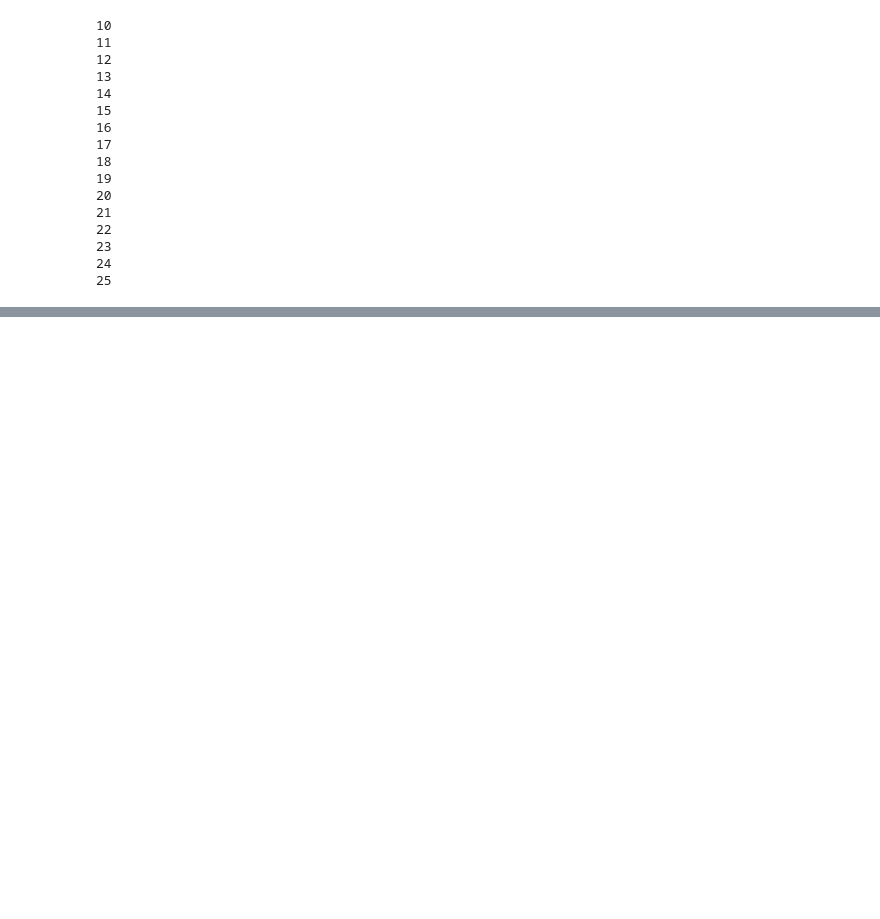
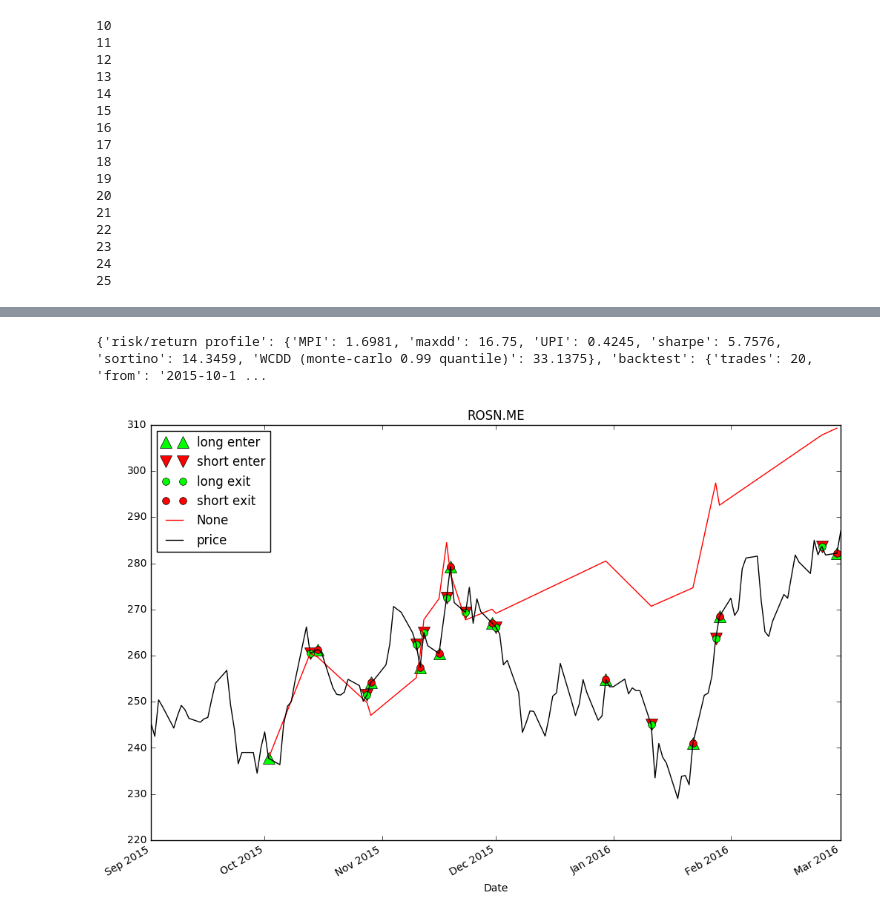
Before and after one commit to evgps/DMD, a Jupyter notebook: DMD_yahoo.ipynb, the cells around one changed output, grey strips where cells are left out. Drawn from its saved outputs; the diff is of its cells as text; code cells hidden in the pictures; blank space fills up the shorter version.

```diff
--- a/DMD_yahoo.ipynb
+++ b/DMD_yahoo.ipynb
@@ -210,8 +214,8 @@ plt.close()
 # Тестовая выборка
 # Все то же самое, что и в тренировочной выборке, толкько с найденными ранее M и l
 r = 10
-M = 18
-l = 4
+M = 21
+l = 3
 start = datetime.datetime(2015, 9, 1)
 end = datetime.datetime(2016, 3, 1)
 
@@ -223,30 +227,33 @@ data = dict((share, pd_data.DataReader(share, "yahoo", start, end, pause=1)) for
 panel = Panel(data).swapaxes('items', 'minor')
 closing = panel['Close'].dropna()
 closes = closing.values.T
 
 test_data = (closes.T / np.mean(closes, axis=1) - 1).T
 trend_estimation = np.zeros(test_data.shape)
 for t in range(M, test_data.shape[1]):
     Y = test_data[:,t-M+1:t+1]
     X = test_data[:,t-M:t]
     compute_X = DMD(X,Y,r)
     trend_estimation[:,t] = np.sign(compute_X(M+l)-compute_X(M))
 
 buy = cover = pd.Series(trend_estimation[k,:] > 0, index=closing.index)
 sell = short = pd.Series(trend_estimation[k,:] < 0, index=closing.index)
 O = panel['Open'][share_names[k]]
 H = panel['High'][share_names[k]]
 L = panel['Low'][share_names[k]]
 C = panel['Close'][share_names[k]]
 d = {'O': O.values, 'H': H.values, 'L': L.values, 'C': C.values}
 OHLC = DataFrame(data=d, index=O.index)
 bt = pb.Backtest(locals())
 
 # Отчет по системе
 print(bt.report)
 # Основной график эквити
 fig = plt.figure(figsize=(12, 8))
 bt.plot_trades()
 plt.legend(loc = 'best')
 plt.title(share_names[k])
 plt.show()
+# %% [output]
+{'risk/return profile': {'MPI': 1.6981, 'maxdd': 16.75, 'UPI': 0.4245, 'sharpe': 5.7576, 'sortino': 14.3459, 'WCDD (monte-carlo 0.99 quantile)': 33.1375}, 'backtest': {'trades': 20, 'from': '2015-10-1 ...
+[figure, added]
```
Also changed, not shown: parts of 2 cells of this notebook.
